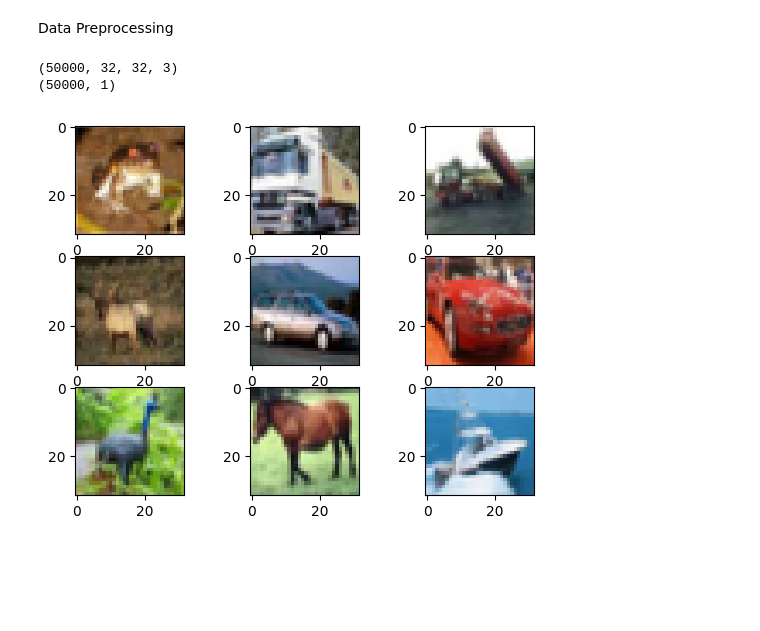
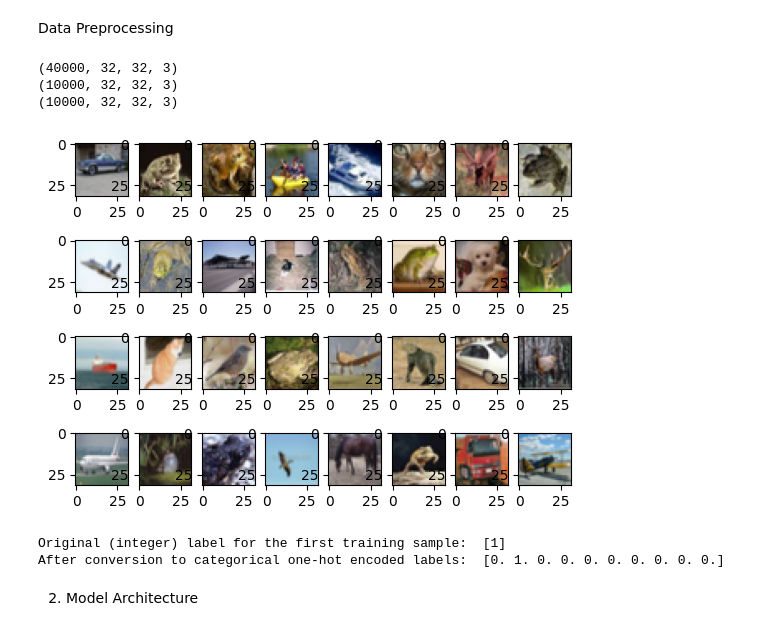
Before and after one commit to AnkitaSK/AB-Image-Classification, a Jupyter notebook: mainCIFAR10.ipynb, the cells around one changed output. Drawn from its saved outputs; the diff is of its cells as text; code cells hidden in the pictures; blank space fills up the shorter version.

Commit message:
Data Preprocessing Model Architecture Model Training Model Evaluation

```diff
--- a/mainCIFAR10.ipynb
+++ b/mainCIFAR10.ipynb
@@ -7,22 +10,29 @@ from tensorflow.keras.datasets import cifar10
 import matplotlib.pyplot as plt
 
 # Load CIFAR-10 dataset
-(x_train, y_train), (x_test, y_test) = cifar10.load_data()
-
-print(x_train.shape)
-print(y_train.shape)
-
-# # validation set
-# x_train_val = x_train[-10000:]
-# y_train_val = y_train[-10000:]
+(X_train, y_train), (X_test, y_test) = cifar10.load_data()
-# %% [output]
-(50000, 32, 32, 3)
-(50000, 1)
+# %%
+X_valid = X_train[:10000]
+X_train = X_train[10000:]
+
+y_valid = y_train[:10000]
+y_train = y_train[10000:]
+
+print(X_train.shape)
+print(X_valid.shape)
+print(X_test.shape)
+# %% [output]
+(40000, 32, 32, 3)
+(10000, 32, 32, 3)
+(10000, 32, 32, 3)
 # %%
 #Visualize the images in CIFAR-10 dataset. Create a 10 x 10 plot showing 10 random samples from each class.
-for i in range(9):
-  plt.subplot(330 + 1 + i)
-  plt.imshow(x_train[i], cmap=plt.get_cmap('gray'))
+num_rows = 4
+num_cols = 8
+
+for i in range(num_rows * num_cols):
+  plt.subplot(num_rows, num_cols, i + 1)
+  plt.imshow(X_train[i], cmap=plt.get_cmap('gray'))
 plt.show()
 # %% [output]
-[figure, old version]
+[figure, new version]
@@ -28,0 +44,17 @@ plt.show()
+# %%
+from tensorflow.keras.utils import to_categorical
+
+# Change the labels from integer to categorical data.
+print('Original (integer) label for the first training sample: ', y_train[0])
+
+# Convert the labels to one-hot encoded form.
+y_train = to_categorical(y_train, num_classes=10)
+y_test = to_categorical(y_test, num_classes=10)
+y_valid = to_categorical(y_valid, num_classes=10)
+
+print('After conversion to categorical one-hot encoded labels: ', y_train[0])
+# %% [output]
+Original (integer) label for the first training sample:  [1]
+After conversion to categorical one-hot encoded labels:  [0. 1. 0. 0. 0. 0. 0. 0. 0. 0.]
+# %% [markdown]
+2. Model Architecture
```
Also changed, not shown: parts of 10 cells of this notebook.
